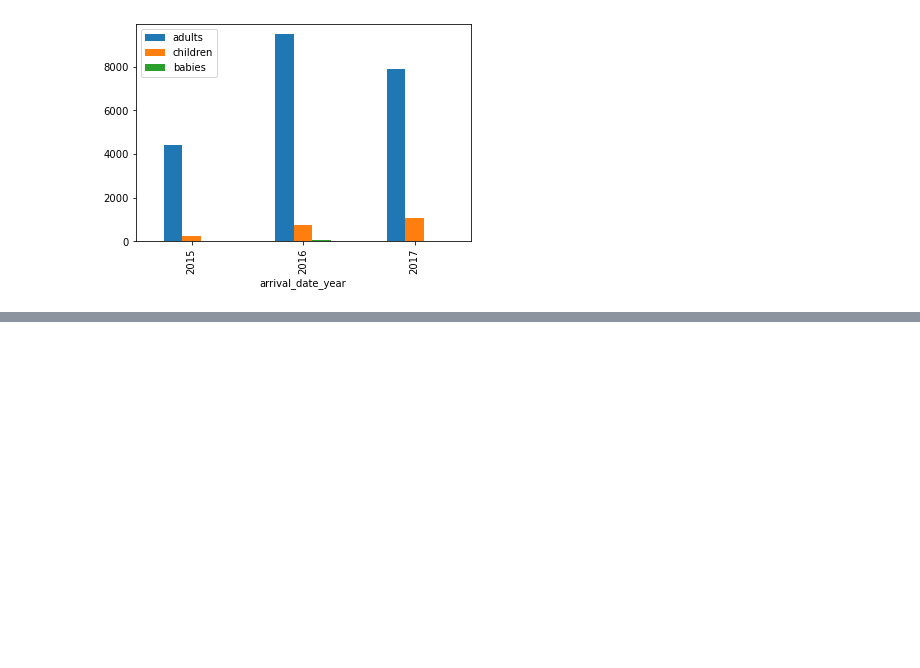
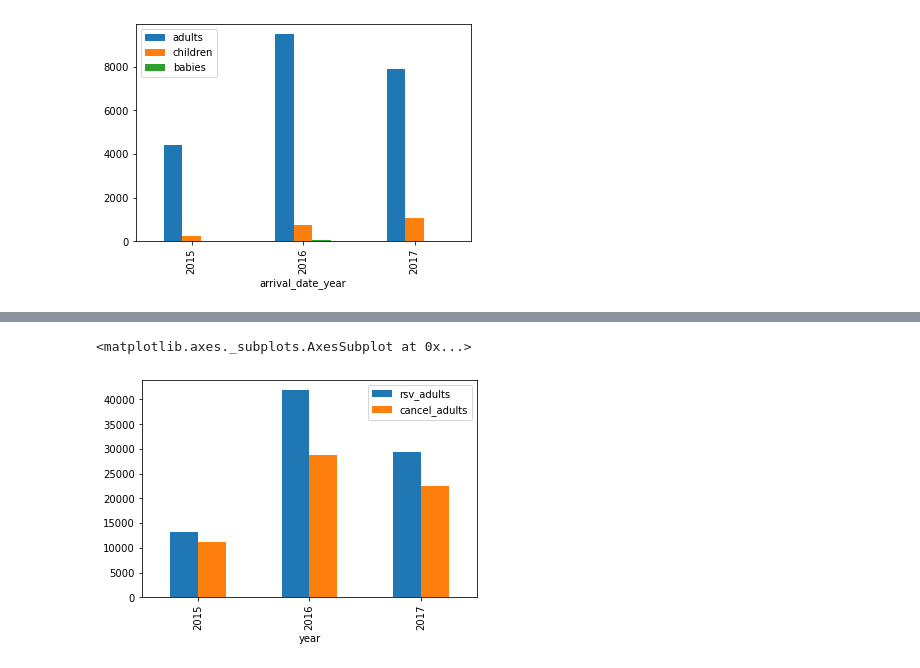
Before and after one commit to Cunillet/hotel_booking, a Jupyter notebook: explore_data.ipynb, the cells around one changed output, grey strips where cells are left out. Saved outputs shown, nothing was run; the diff lists cells and outputs as text; code cells hidden in the pictures; blank space fills up the shorter version.

```diff
--- a/explore_data.ipynb
+++ b/explore_data.ipynb
@@ -165,0 +212,3 @@ cancels_year[cancels_year.hotel=='Resort Hotel'].plot(x='arrival_date_year', y=[
+# %%
+merged_year = pd.merge(rsv_year, cancels_year, on=['arrival_date_year','hotel'], how='outer')
+merged_year.head()
@@ -165,0 +222,3 @@ cancels_year[cancels_year.hotel=='Resort Hotel'].plot(x='arrival_date_year', y=[
+# %%
+merged_year.columns = ['year','hotel','rsv_adults','rsv_children','rsv_babies','cancel_adults','cancel_children','cancel_babies']
+merged_year
@@ -165,0 +233,5 @@ cancels_year[cancels_year.hotel=='Resort Hotel'].plot(x='arrival_date_year', y=[
+# %%
+merged_year[merged_year.hotel=='City Hotel'].plot(x='year', y=['rsv_adults','cancel_adults'], kind='bar')
+# %% [output]
+<matplotlib.axes._subplots.AxesSubplot at 0x...>
+[figure, added]
```
Also changed, not shown: parts of 10 cells of this notebook.
